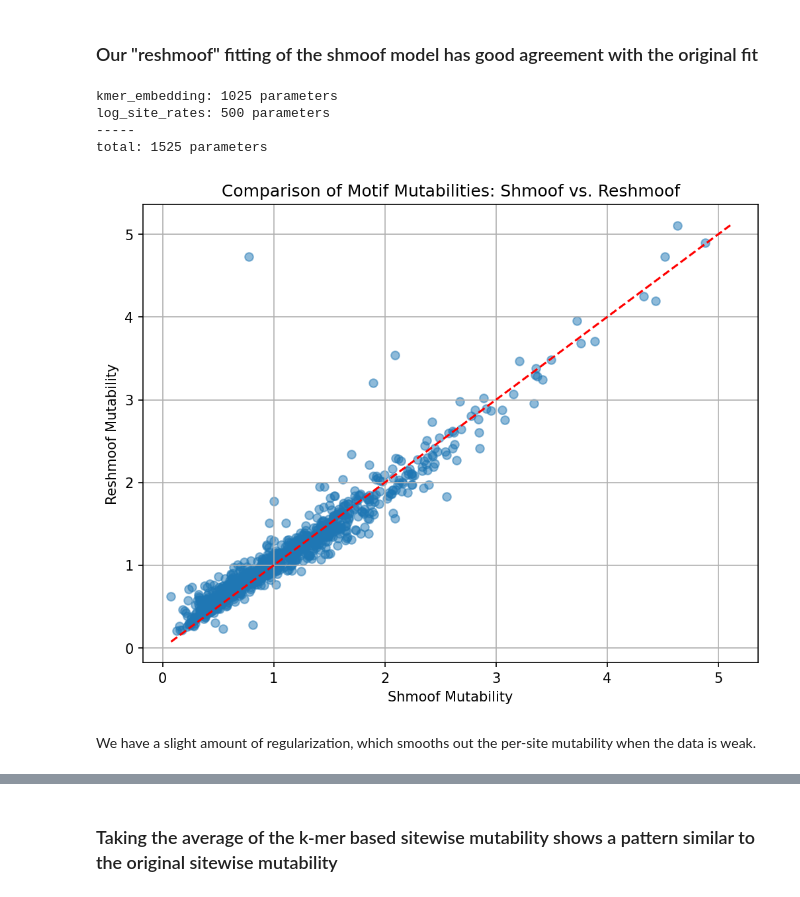
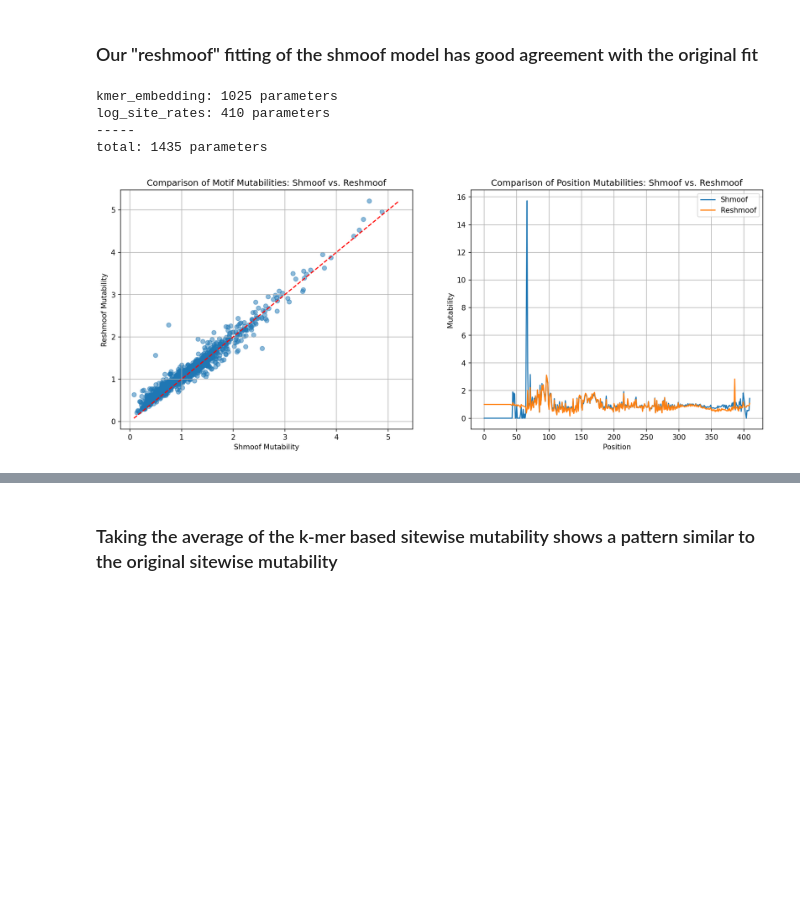
Before and after one commit to matsengrp/thrifty-experiments-1, a Jupyter notebook: human/reshmoof.ipynb, the cells around one changed output, grey strips where cells are left out. Cells and saved outputs as stored; diff of their text form; code cells hidden in the pictures; blank space fills up the shorter version.

Commit message:
reshmoof rerun

```diff
--- a/human/reshmoof.ipynb
+++ b/human/reshmoof.ipynb
@@ -35,7 +35,7 @@ train_df, val_df = train_val_dfs_of_nickname('shmoof_small')
 Interpreting shmoof_small as a shmoof dataset
 # %%
 kmer_length = 5
-site_count = 500
+site_count = 410
 weight_decay = 1e-6
 
 train_dataset = framework.SHMoofDataset(train_df, kmer_length=kmer_length, site_count=site_count)
@@ -55,7 +55,7 @@ losses = burrito.train(epochs=100)
 model.write_shmoof_output("_ignore/reshmoof")
 # %% [output]
 kmer_embedding: 1025 parameters
-log_site_rates: 500 parameters
+log_site_rates: 410 parameters
 -----
-total: 1525 parameters
+total: 1435 parameters
 # %%
@@ -82,10 +115,20 @@ def plot_motif_mutabilities(shmoof_motifs, reshmoof_motifs):
 # %%
 # Load motif mutabilities
 shmoof_motifs = pd.read_csv('_ignore/original_shmoof/mutabilities_context.tsv', sep='\t')
 # reshmoof_motifs = pd.read_csv('_ignore/reshmoof/motif_mutabilities.tsv', sep='\t')
 reshmoof_mutabilities = torch.exp(model.kmer_embedding.weight).squeeze().detach().numpy()
 reshmoof_motifs = pd.DataFrame({'Mutability': reshmoof_mutabilities, 'Motif': train_dataset.encoder.kmer_to_index.keys()})
 
-plot_motif_mutabilities(shmoof_motifs, reshmoof_motifs)
+# We have a slight amount of regularization, which smooths out the per-site mutability when the data is weak.
+shmoof_positions = pd.read_csv('_ignore/original_shmoof/mutabilities_position.tsv', sep='\t')
+shmoof_positions["Position"] -= 1
+reshmoof_positions = torch.exp(model.log_site_rates.weight).squeeze().detach().numpy()
+reshmoof_positions = pd.DataFrame({'Position': np.arange(len(reshmoof_positions)), 'Mutability': reshmoof_positions})
+
+fig, axs = plt.subplots(1, 2, figsize=(16, 6))
+plot_motif_mutabilities(shmoof_motifs, reshmoof_motifs, ax=axs[0])
+plot_position_mutabilities(shmoof_positions, reshmoof_positions, ax=axs[1])
+
+fig.savefig(figures_dir + 'shmoof_vs_reshmoof_mutabilities.svg')
 # %% [output]
-[figure, old version]
+[figure, new version]
@@ -109,2 +134,0 @@ def plot_position_mutabilities(shmoof_positions, reshmoof_positions):
-# %% [markdown]
-We have a slight amount of regularization, which smooths out the per-site mutability when the data is weak.
```
Also changed, not shown: parts of 11 cells of this notebook.
